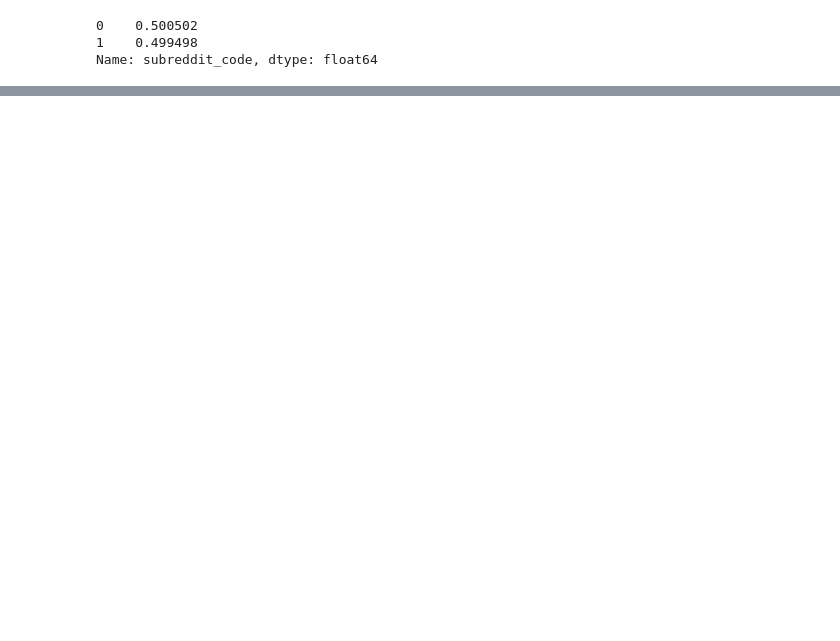
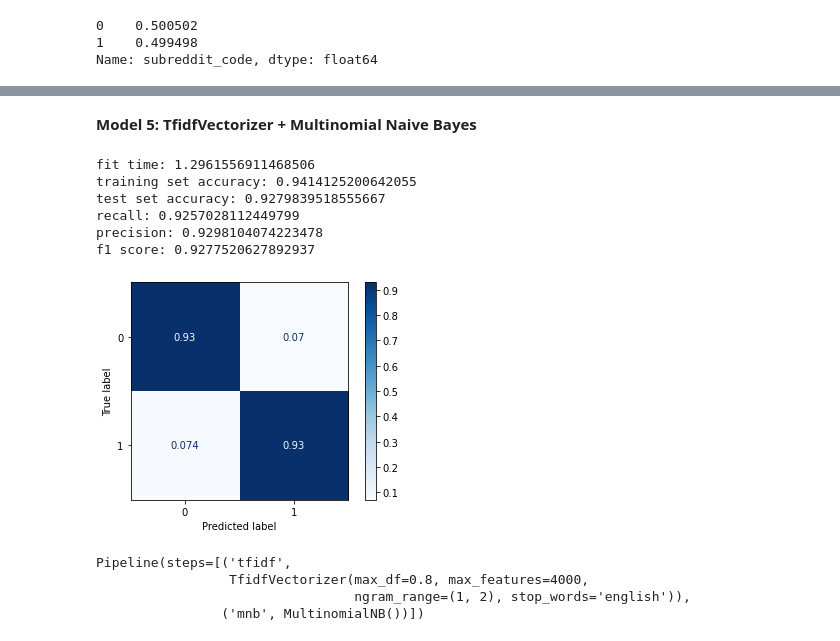
Before and after one commit to gmangiante/music-nlp, a Jupyter notebook: notebooks/04_modeling.ipynb, the cells around one changed output, grey strips where cells are left out. Drawn from its saved outputs; the diff is of its cells as text; code cells hidden in the pictures; blank space fills up the shorter version.

```diff
--- a/notebooks/04_modeling.ipynb
+++ b/notebooks/04_modeling.ipynb
@@ -541,0 +340,28 @@ pipe.score(X_train, y_train), pipe.score(X_test, y_test)
+# %% [markdown]
+**Model 5: TfidfVectorizer + Multinomial Naive Bayes**
+# %%
+pipe = Pipeline(steps = [('tfidf', TfidfVectorizer(max_df=0.8, max_features=4000, ngram_range=(1, 2),
+                stop_words='english')), ('mnb', MultinomialNB())])
+
+pipe_params = {
+    'mnb__alpha': [0.0, 0.4, 0.8, 1.0]
+}
+
+gs = GridSearchCV(estimator = pipe, param_grid = pipe_params, n_jobs = -1)
+gs.fit(X_train, y_train)
+df_stats = pd.concat([df_stats, evaluation(gs.best_estimator_, 'TFIDF + MultinomialNB', X_train, y_train, X_test, y_test)])
+# %% [output]
+fit time: 1.2961556911468506
+training set accuracy: 0.9414125200642055
+test set accuracy: 0.9279839518555667
+recall: 0.9257028112449799
+precision: 0.9298104074223478
+f1 score: 0.9277520627892937
+[figure, added]
+# %%
+gs.best_estimator_
+# %% [output]
+Pipeline(steps=[('tfidf',
+                 TfidfVectorizer(max_df=0.8, max_features=4000,
+                                 ngram_range=(1, 2), stop_words='english')),
+                ('mnb', MultinomialNB())])
```
Also changed, not shown: parts of 106 cells of this notebook, 8 other files.
